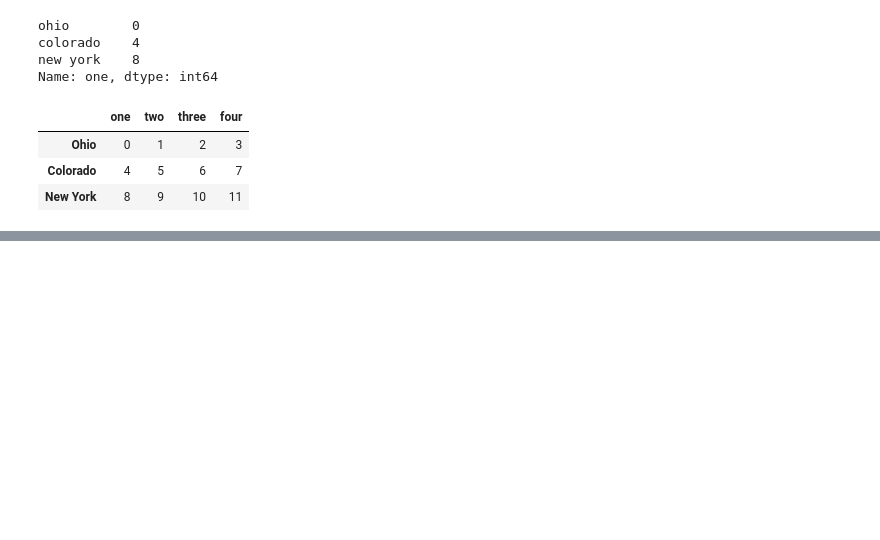
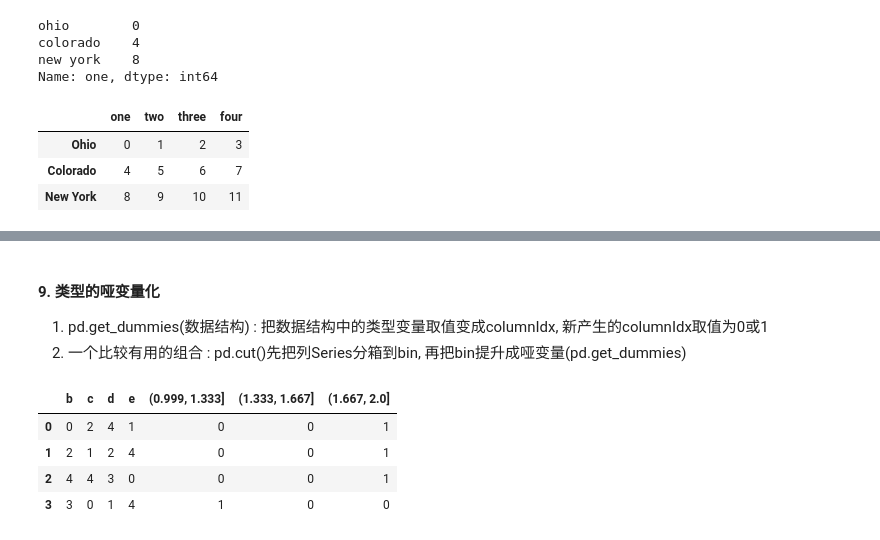
Before and after one commit to lj72808up/AI_Handcraft, a Jupyter notebook: blog/pandas数据处理/3-清洗数据与数据准备.ipynb, the cells around one changed output, grey strips where cells are left out. Saved outputs shown, nothing was run; the diff lists cells and outputs as text; code cells hidden in the pictures; blank space fills up the shorter version.

Commit message:
pandas struct

```diff
--- a/blog/pandas数据处理/3-清洗数据与数据准备.ipynb
+++ b/blog/pandas数据处理/3-清洗数据与数据准备.ipynb
@@ -257,0 +371,21 @@ Name: one, dtype: int64
+# %% [markdown]
+#### 9. 类型的哑变量化
+1. pd.get_dummies(数据结构) : 把数据结构中的类型变量取值变成columnIdx, 新产生的columnIdx取值为0或1
+2. 一个比较有用的组合 : pd.cut()先把列Series分箱到bin, 再把bin提升成哑变量(pd.get_dummies)
+# %%
+np.random.seed = 10
+# 给定一个DataFrame, 把这个DataFrame的a列提升成哑变量
+# 将DataFrame的a列分箱后, 变成箱子的哑变量, 和去除a列后的DataFrame拼接成新的DataFrame
+df = DataFrame(np.random.randint(0,5,(4,5)),columns=list('abcde'))
+cutSeries = pd.cut(df['a'],3)
+adummiesDF = pd.get_dummies(cutSeries)
+# DataFrame默认drop行, drop列需要指定axis=1
+dropDF = df.drop('a',axis=1)
+# pandas不允许CategoricalIndex连接其他类型Index的DataFrame, 但反过来可以, 所以只能pd.concat(dropDF,adummiesDF)
+pd.concat([dropDF,adummiesDF],axis=1)
+# %% [output]
+|  | b | c | d | e | (0.999, 1.333] | (1.333, 1.667] | (1.667, 2.0] |
+| 0 | 0 | 2 | 4 | 1 | 0 | 0 | 1 |
+| 1 | 2 | 1 | 2 | 4 | 0 | 0 | 1 |
+| 2 | 4 | 4 | 3 | 0 | 0 | 0 | 1 |
+| 3 | 3 | 0 | 1 | 4 | 1 | 0 | 0 |
```
Also changed, not shown: parts of 14 cells of this notebook.
